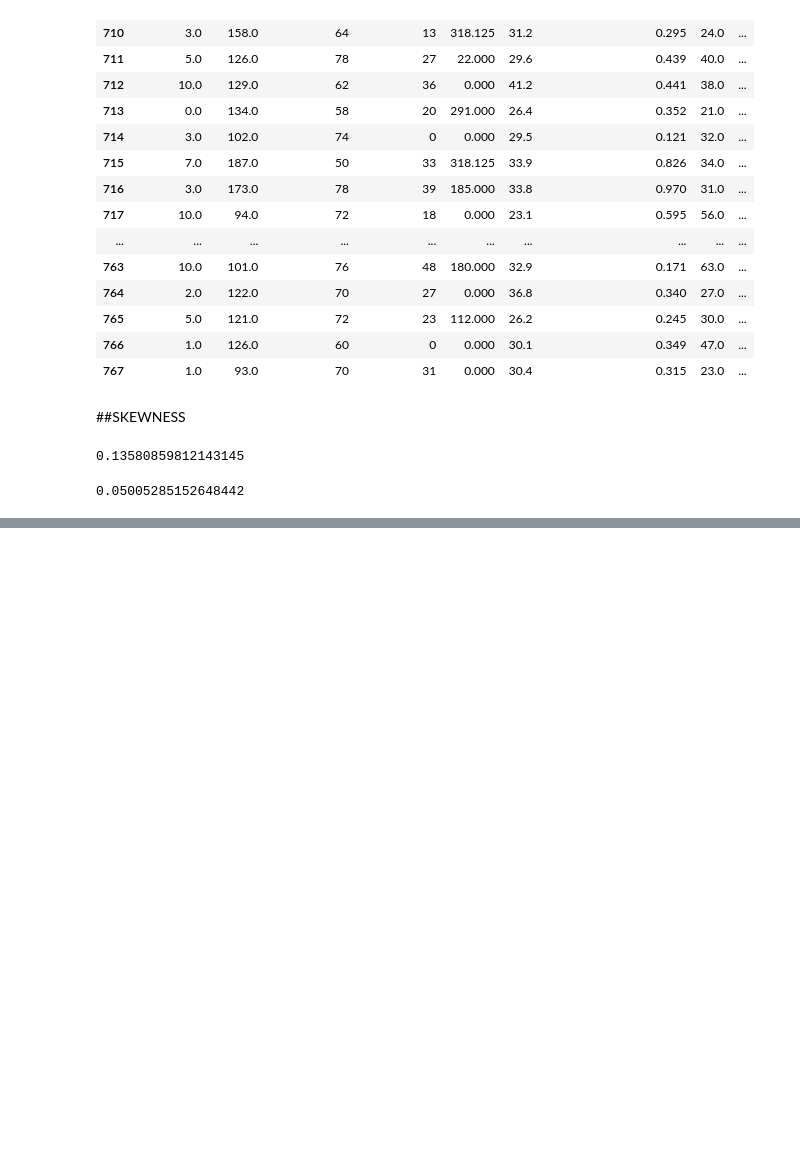
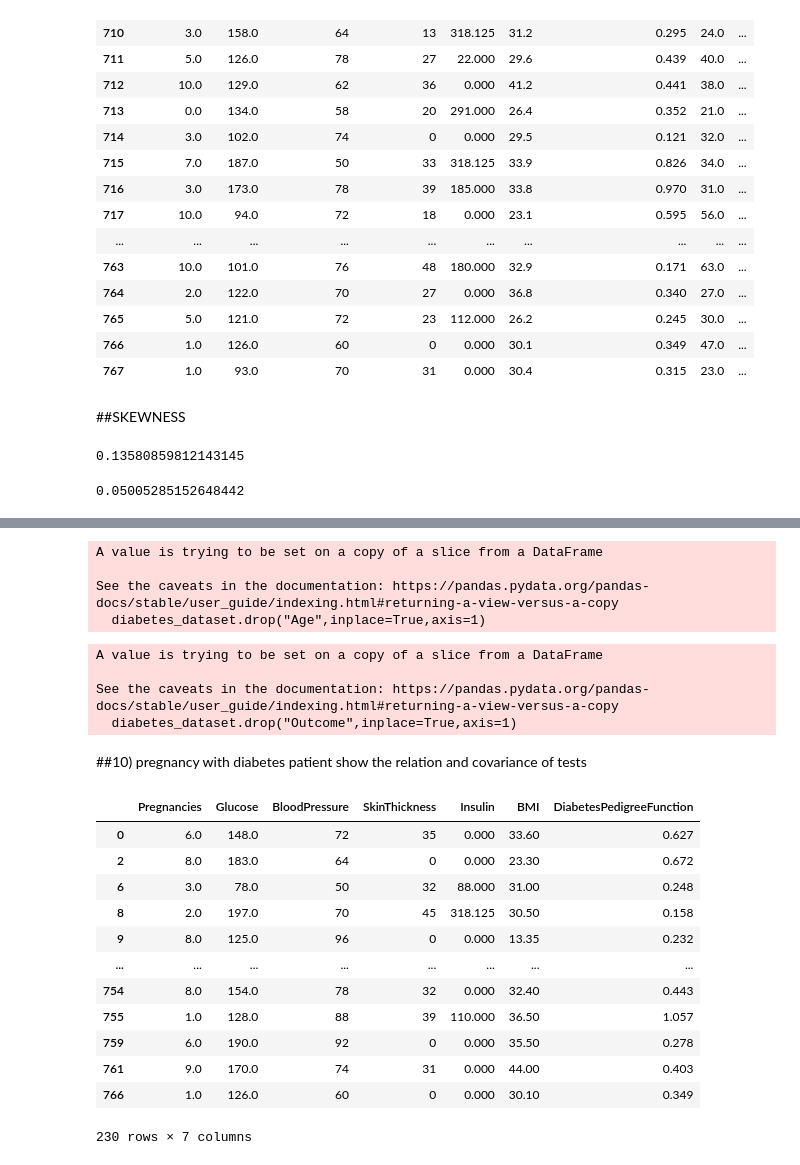
Before and after one commit to ramannamalai03/Week-9---ML-and-Data-science-Capstone-Project, a Jupyter notebook: Univariate and Bivariate.ipynb, the cells around one changed output, grey strips where cells are left out. Drawn from its saved outputs; the diff is of its cells as text; code cells hidden in the pictures; blank space fills up the shorter version.

```diff
--- a/Univariate and Bivariate.ipynb
+++ b/Univariate and Bivariate.ipynb
@@ -646,0 +740,36 @@ TypeError: 'str' object is not callable
+# %%
+diabetes_dataset.drop("Age",inplace=True,axis=1)
+# %% [output]
+A value is trying to be set on a copy of a slice from a DataFrame
+
+See the caveats in the documentation: https://pandas.pydata.org/pandas-docs/stable/user_guide/indexing.html#returning-a-view-versus-a-copy
+  diabetes_dataset.drop("Age",inplace=True,axis=1)
+# %%
+diabetes_dataset.drop("Outcome",inplace=True,axis=1)
+# %% [output]
+A value is trying to be set on a copy of a slice from a DataFrame
+
+See the caveats in the documentation: https://pandas.pydata.org/pandas-docs/stable/user_guide/indexing.html#returning-a-view-versus-a-copy
+  diabetes_dataset.drop("Outcome",inplace=True,axis=1)
+# %% [markdown]
+##10) pregnancy with diabetes patient show the relation and covariance of tests
+# %%
+to_drop=diabetes_dataset[diabetes_dataset['Pregnancies']==0].index
+# %%
+diabetes_dataset=diabetes_dataset.drop(to_drop)
+# %%
+diabetes_dataset
+# %% [output]
+|  | Pregnancies | Glucose | BloodPressure | SkinThickness | Insulin | BMI | DiabetesPedigreeFunction |
+| 0 | 6.0 | 148.0 | 72 | 35 | 0.000 | 33.60 | 0.627 |
+| 2 | 8.0 | 183.0 | 64 | 0 | 0.000 | 23.30 | 0.672 |
+| 6 | 3.0 | 78.0 | 50 | 32 | 88.000 | 31.00 | 0.248 |
+| 8 | 2.0 | 197.0 | 70 | 45 | 318.125 | 30.50 | 0.158 |
+| 9 | 8.0 | 125.0 | 96 | 0 | 0.000 | 13.35 | 0.232 |
+| ... | ... | ... | ... | ... | ... | ... | ... |
+| 754 | 8.0 | 154.0 | 78 | 32 | 0.000 | 32.40 | 0.443 |
+| 755 | 1.0 | 128.0 | 88 | 39 | 110.000 | 36.50 | 1.057 |
+| 759 | 6.0 | 190.0 | 92 | 0 | 0.000 | 35.50 | 0.278 |
+| 761 | 9.0 | 170.0 | 74 | 31 | 0.000 | 44.00 | 0.403 |
+| 766 | 1.0 | 126.0 | 60 | 0 | 0.000 | 30.10 | 0.349 |
+230 rows × 7 columns
```
Also changed, not shown: parts of 19 cells of this notebook, 1 other file.
